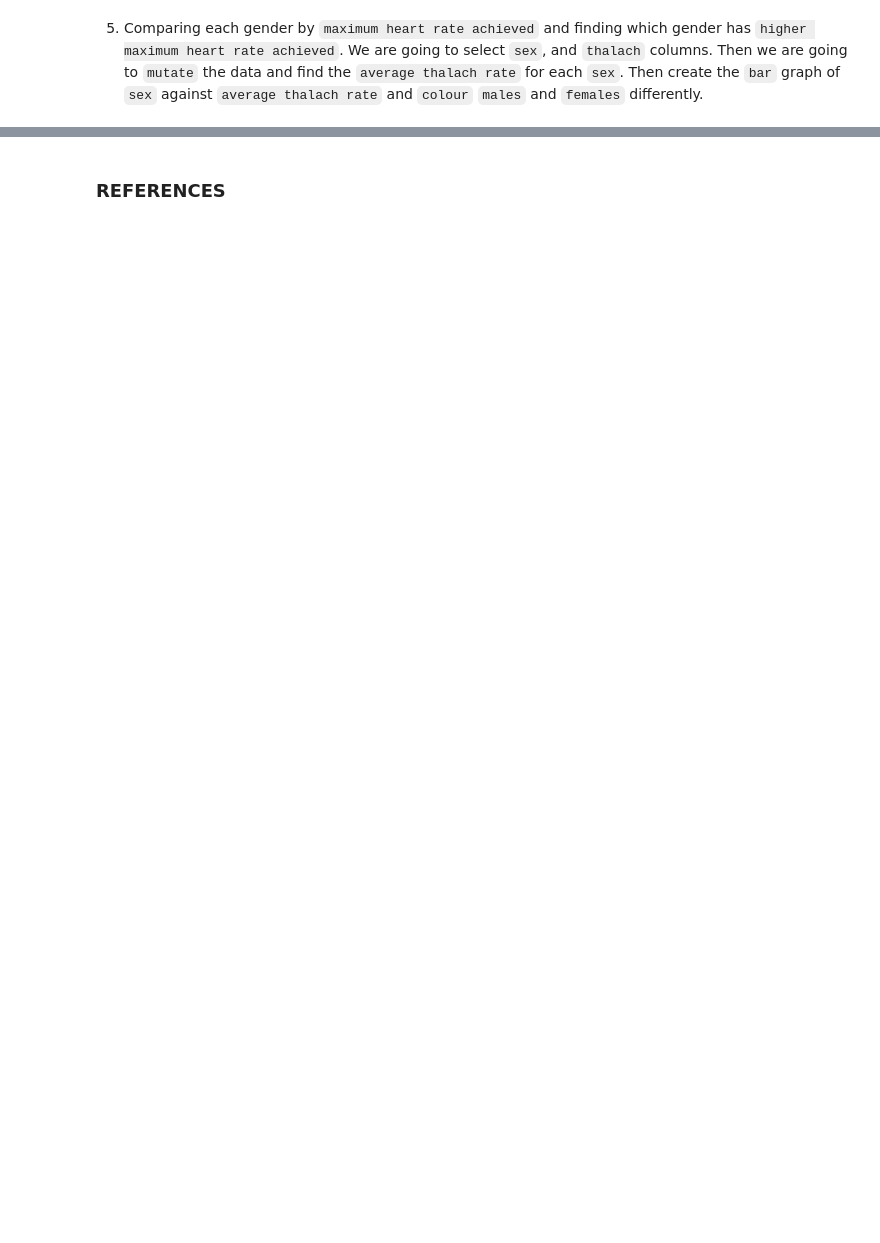
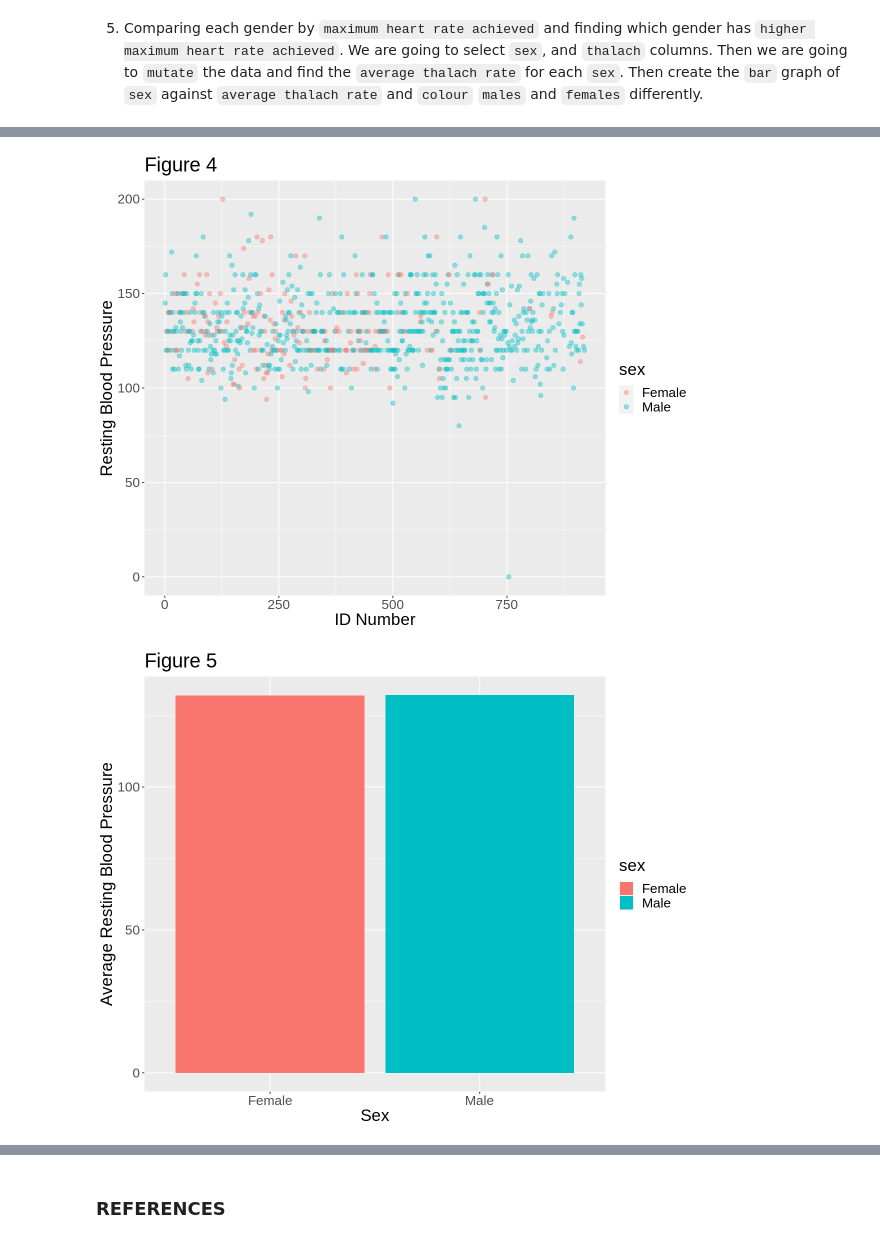
Before and after one commit to raulortiz04/dsci-100-2023s1-group-59, a Jupyter notebook: Project_Report.ipynb, the cells around one changed output, grey strips where cells are left out. Saved outputs shown, nothing was run; the diff lists cells and outputs as text; code cells hidden in the pictures; blank space fills up the shorter version.

```diff
--- a/Project_Report.ipynb
+++ b/Project_Report.ipynb
@@ -189,0 +166,31 @@ We have selected specific variables for our research because they are interrelat
+# %%
+# Method_3
+
+# Sex vs Resting Blood Pressure
+sex_trestbps <- heart_disease |>
+  select(sex, trestbps, id)
+
+# Sex vs Average Resting Blood Pressure
+sex_trestbps_avrg <- sex_trestbps |>
+  group_by(sex) |>
+  summarize(avg_trestbps = mean(trestbps, na.rm = TRUE))
+
+# Plot of Sex vs trestbps rate
+sex_chol_plot <- sex_trestbps |>
+    ggplot(aes(x = id, y = trestbps, color = sex)) +
+    geom_point(alpha = 0.4, size = 2.2) +
+    labs(x = "ID Number", y = "Resting Blood Pressure") +
+    theme(text = element_text(size = 20)) +
+    ggtitle("Figure 4")
+sex_chol_plot
+
+# Plot of Sex vs Average Resting Blood Pressure
+sex_trestbps_plot <- ggplot(sex_trestbps_avrg, aes(x = sex, y = avg_trestbps, fill = sex)) +
+    geom_bar(stat = "identity") +
+    labs(x = "Sex", y = "Average Resting Blood Pressure") +
+    theme(text = element_text(size = 20)) +
+    ggtitle("Figure 5")
+sex_trestbps_plot
+# %% [output]
+[figure, new version]
+[figure, added]
```
Also changed, not shown: parts of 18 cells of this notebook.
